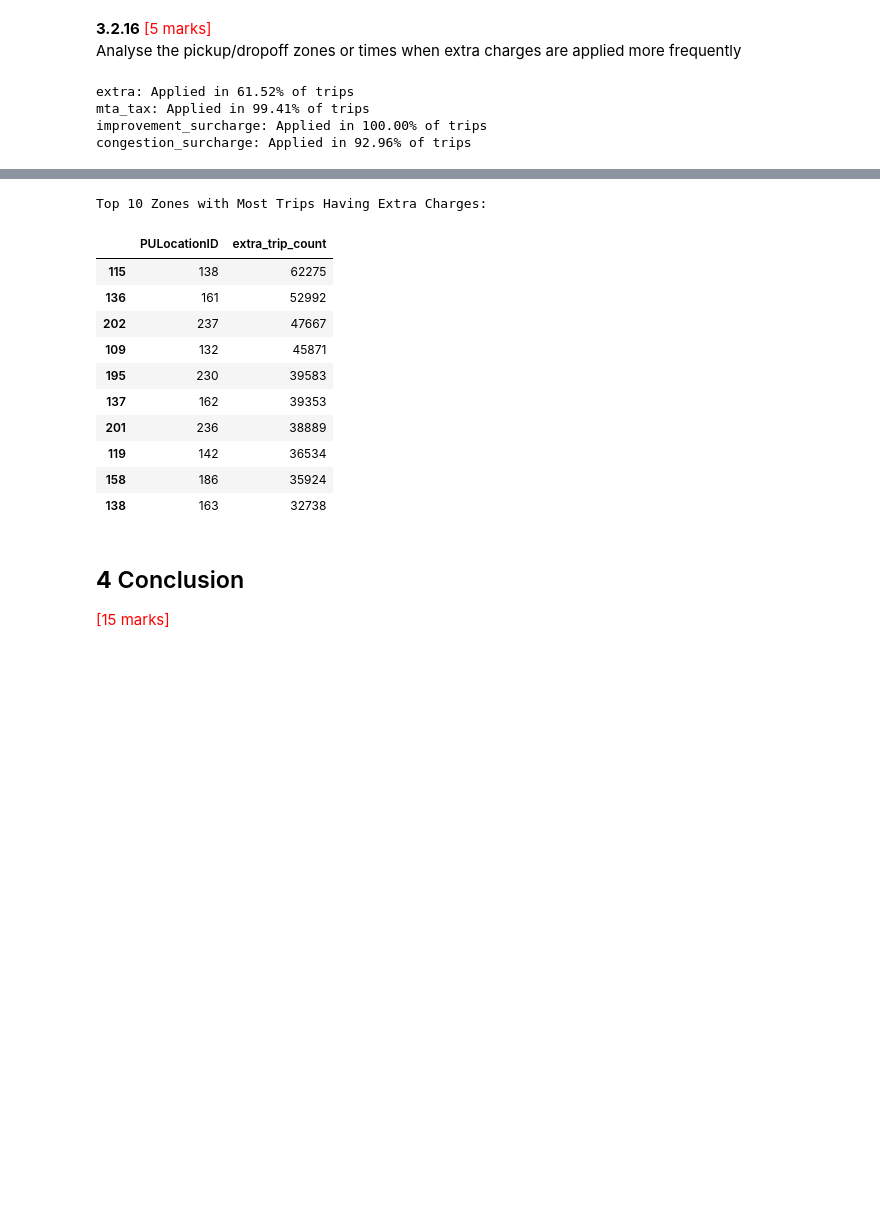
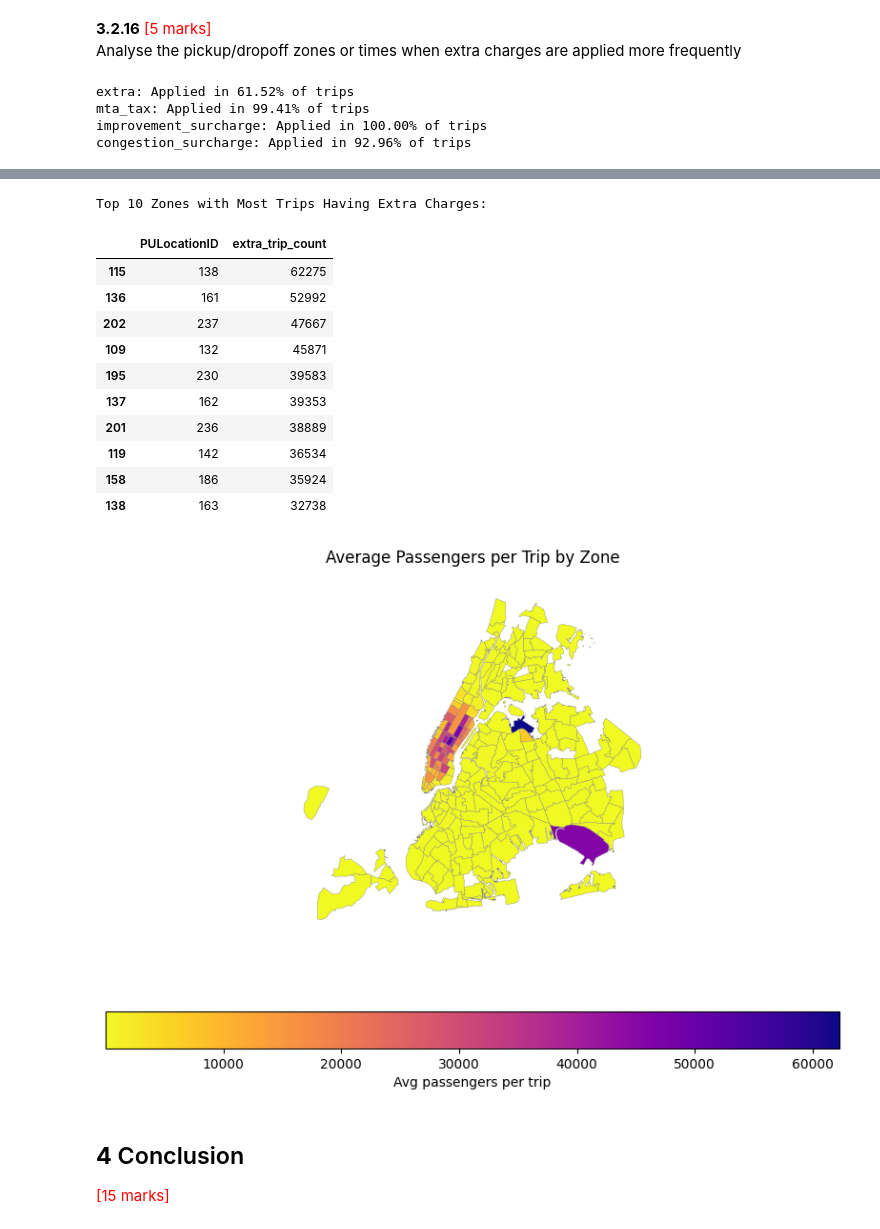
Before and after one commit to GoutamKonala/NYC_Taxi_Data_Assignment, a Jupyter notebook: EDA_Assg_NYC_Taxi_Starter.ipynb, the cells around one changed output, grey strips where cells are left out. Drawn from its saved outputs; the diff is of its cells as text; code cells hidden in the pictures; blank space fills up the shorter version.

```diff
--- a/EDA_Assg_NYC_Taxi_Starter.ipynb
+++ b/EDA_Assg_NYC_Taxi_Starter.ipynb
@@ -2340,47 +2340,65 @@ Analyse the pickup/dropoff zones or times when extra charges are applied more fr
 # %%
 # How often is each surcharge applied?
 
-
-#Surcharges prevalence
+# Calculate the percentage of trips with each surcharge applied
 surcharge_cols = ['extra', 'mta_tax', 'improvement_surcharge', 'congestion_surcharge']
 for col in surcharge_cols:
     surcharge_rate = (df[col] > 0).mean() * 100
     print(f"{col}: Applied in {surcharge_rate:.2f}% of trips")
 
-#Extra charges by pickup hour
+# Extra charges by pickup hour
 df_surcharge = df[df['extra'] > 0]
 extra_hourly = df_surcharge.groupby('pickup_hour').size().reset_index(name='extra_trip_count')
 
+# Plotting the number of trips with 'extra' charges by hour
 plt.figure(figsize=(10,4))
 sns.barplot(data=extra_hourly, x='pickup_hour', y='extra_trip_count')
 plt.title("Trips with 'extra' Charges by Hour")
 plt.xlabel("Hour of Day")
 plt.ylabel("Trip Count with Extra Charge")
 plt.show()
 
-#Top zones with frequent surcharges
+# Top zones with frequent surcharges
 surcharge_zones = df[df['extra'] > 0].groupby('PULocationID').size().reset_index(name='extra_trip_count')
 top_surcharge_zones = surcharge_zones.sort_values('extra_trip_count', ascending=False).head(10)
 print("Top 10 Zones with Most Trips Having Extra Charges:")
 display(top_surcharge_zones)
+
+# Merge the surcharge counts with the zones GeoDataFrame
+zones_extra = zones.set_index("LocationID").join(surcharge_zones.set_index("PULocationID"))
+
+# Plotting the number of trips with 'extra' charges by zone
+fig, ax = plt.subplots(figsize=(8,6))
+zones_extra.plot(
+    column="extra_trip_count",
+    cmap="plasma_r",
+    linewidth=0.25, edgecolor="grey",
+    ax=ax, legend=True,
+    legend_kwds={"label":"Avg passengers per trip","orientation":"horizontal"}
+)
+ax.set_title("Average Passengers per Trip by Zone", pad=15)
+ax.axis("off")
+plt.tight_layout()
+plt.show()
 # %% [output]
 extra: Applied in 61.52% of trips
 mta_tax: Applied in 99.41% of trips
 improvement_surcharge: Applied in 100.00% of trips
 congestion_surcharge: Applied in 92.96% of trips
 [figure]
 Top 10 Zones with Most Trips Having Extra Charges:
 |  | PULocationID | extra_trip_count |
 | 115 | 138 | 62275 |
 | 136 | 161 | 52992 |
 | 202 | 237 | 47667 |
 | 109 | 132 | 45871 |
 | 195 | 230 | 39583 |
 | 137 | 162 | 39353 |
 | 201 | 236 | 38889 |
 | 119 | 142 | 36534 |
 | 158 | 186 | 35924 |
 | 138 | 163 | 32738 |
+[figure, added]
 # %% [markdown]
 ## **4** Conclusion
 <font color = red>[15 marks]</font> <br>
```
Also changed, not shown: parts of 2 cells of this notebook.
